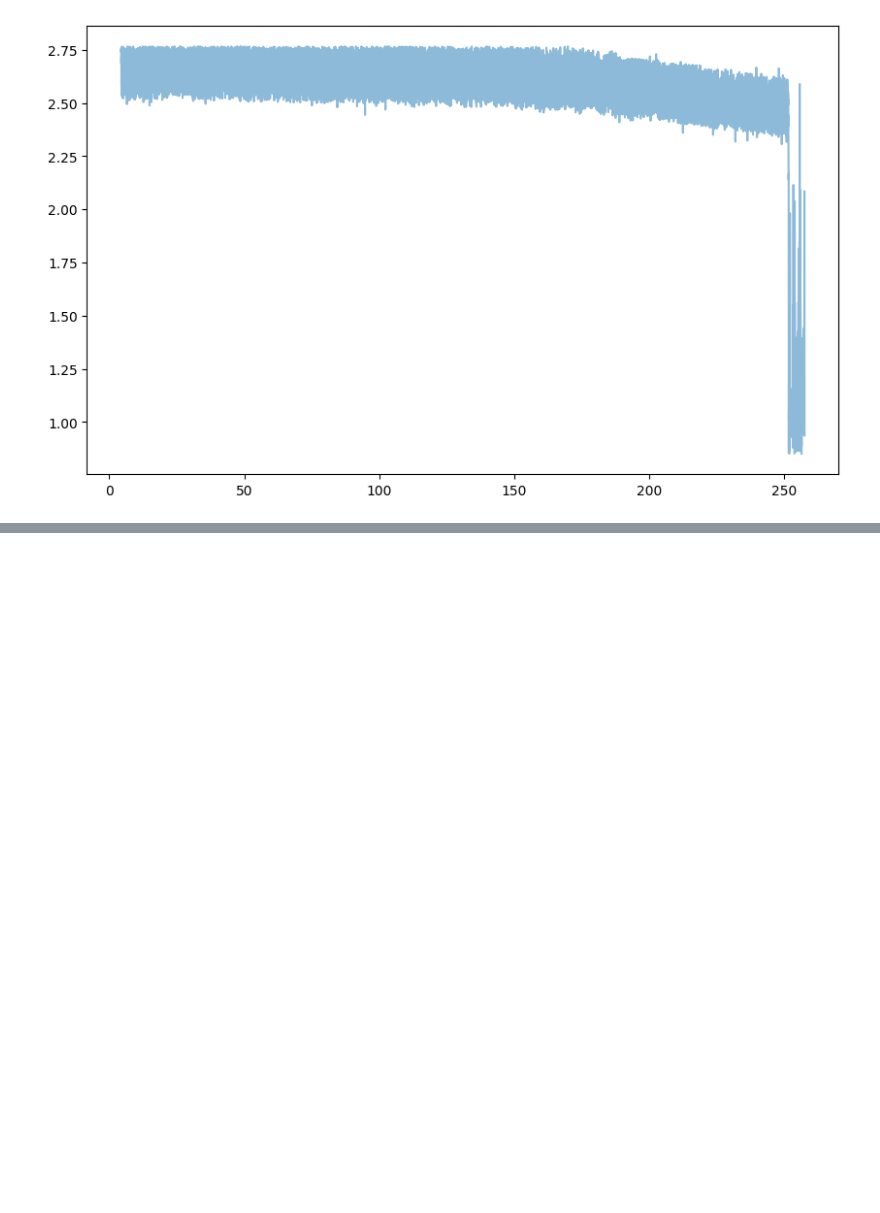
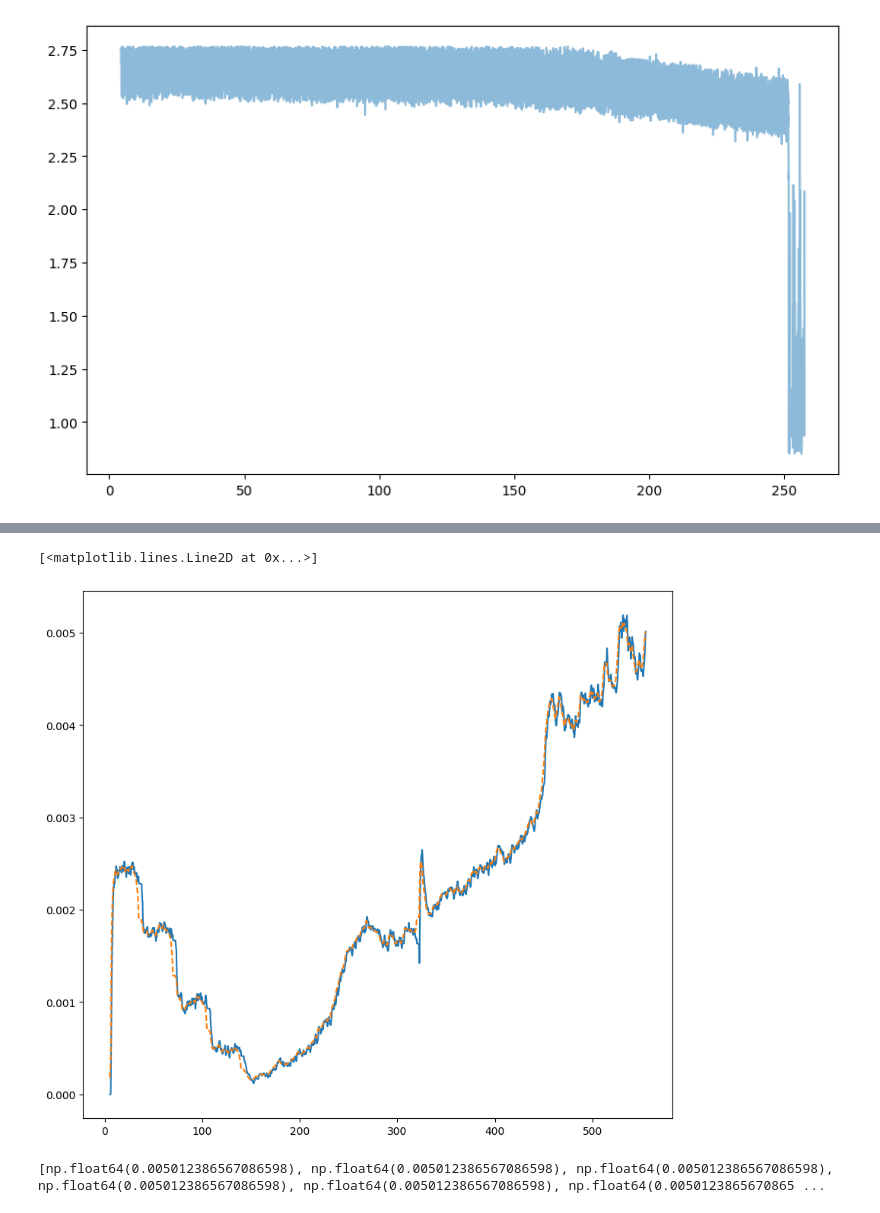
Before and after one commit to JoseUfre/Proyecto-Monitoreo-de-Condicion-2025-1, a Jupyter notebook: Lectura_datos.ipynb, the cells around one changed output, grey strips where cells are left out. Drawn from its saved outputs; the diff is of its cells as text; code cells hidden in the pictures; blank space fills up the shorter version.

Commit message:
Filtro de Kalman

```diff
--- a/Lectura_datos.ipynb
+++ b/Lectura_datos.ipynb
@@ -183,0 +169,4 @@ plt.show()
+# %%
+fit_9 = pd.DataFrame({"time":df_on_9["time"], "R_ds": df_on_9["R_ds Min Max Norm"]})
+fit_11 = pd.DataFrame({"time":df_on_11["time"], "R_ds": gaussian_filter1d(df_on_11["R_ds Min Max Norm"], sigma=10)})
+fit_36 = pd.DataFrame({"time":df_on_36["time"], "R_ds": gaussian_filter1d(df_on_36["R_ds Min Max Norm"], sigma=10)})
@@ -183,0 +177,2 @@ plt.show()
+# %%
+largo = len(fit_9["time"])
@@ -183,0 +181,24 @@ plt.show()
+# %%
+# Meter filtro de kalman
+
+R_ds = fit_9["R_ds"][:(2*largo)//3]
+print(R_ds)
+
+kf = KalmanFilter(
+    initial_state_mean=R_ds.iloc[0],       # Valor inicial
+    initial_state_covariance=1,       # Incertidumbre inicial
+    observation_covariance=1000,       # Ruido en las mediciones (ajústalo)
+    transition_covariance=0.1,       # Ruido en el modelo (ajústalo)
+    transition_matrices=[1]           # Modelo dinámico (1 = sin transición)
+)
+
+smooth_9_kalman, r = kf.smooth(R_ds)
+filter_9_kalman, _ = kf.filter(R_ds)
+future_R_ds = []
+n_prediction = largo - (2*largo)//3
+future_time = fit_9["time"]
+last_state = smooth_9_kalman[-1]
+
+for r in range(n_prediction):
+    last_state, r = kf.filter_update(last_state,filtered_state_covariance=100)
+    future_R_ds.append(last_state[-1])
@@ -183,0 +218,11 @@ plt.show()
+# %%
+plt.figure(figsize=(10,9))
+plt.plot(fit_9["time"][:(2*largo)//3], filter_9_kalman, linestyle="-")
+plt.plot(fit_9["time"][:(2*largo)//3], smooth_9_kalman, linestyle="--")
+# %% [output]
+[<matplotlib.lines.Line2D at 0x...>]
+[figure, added]
+# %%
+print(future_R_ds)
+# %% [output]
+[np.float64(0.005012386567086598), np.float64(0.005012386567086598), np.float64(0.005012386567086598), np.float64(0.005012386567086598), np.float64(0.005012386567086598), np.float64(0.0050123865670865 ...
```
Also changed, not shown: parts of 14 cells of this notebook.
